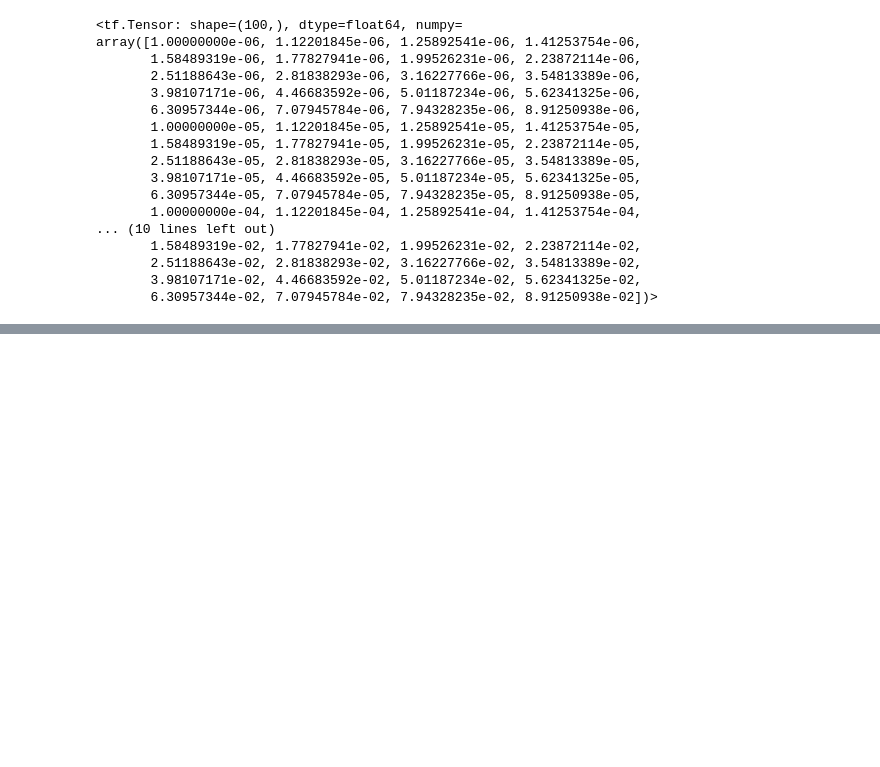
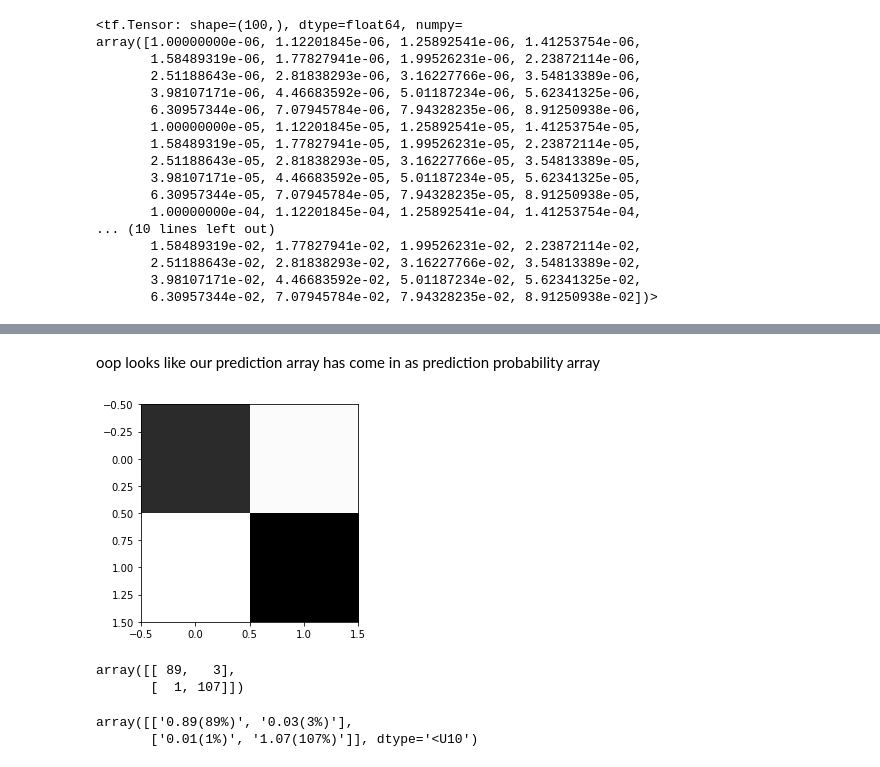
Before and after one commit to Muhammad-Zohair-Baig/Tensor-Flow, a Jupyter notebook: 02_neural_network_classification.ipynb, the cells around one changed output, grey strips where cells are left out. Saved outputs shown, nothing was run; the diff lists cells and outputs as text; code cells hidden in the pictures; blank space fills up the shorter version.

```diff
--- a/02_neural_network_classification.ipynb
+++ b/02_neural_network_classification.ipynb
@@ -777,0 +797,8 @@ WARNING:tensorflow:Model was constructed with shape (32, 1, 2) for input KerasTe
+# %%
+# Create a confusion metrics
+
+#from sklearn.metrics import confusion_matrix
+
+y_preds = model_j.predict(x_test)
+
+#confusion_matrix(y_test,y_preds)
@@ -777,0 +807,18 @@ WARNING:tensorflow:Model was constructed with shape (32, 1, 2) for input KerasTe
+# %% [markdown]
+oop looks like our prediction array has come in as prediction probability array
+# %%
+# Convert our prediction probabilities to 0 or 1
+y_preds=tf.round(y_preds)
+# %%
+# Creating confusion metrics
+from sklearn.metrics import confusion_matrix
+cm=confusion_matrix(y_test,y_preds)
+# %%
+plt.imshow(cm,cmap="binary",);
+# %% [output]
+[figure, added]
+# %%
+cm
+# %% [output]
+array([[ 89,   3],
+       [  1, 107]])
@@ -777,0 +834,6 @@ WARNING:tensorflow:Model was constructed with shape (32, 1, 2) for input KerasTe
+# %%
+cm.shape,l.shape
+l
+# %% [output]
+array([['0.89(89%)', '0.03(3%)'],
+       ['0.01(1%)', '1.07(107%)']], dtype='<U10')
```
Also changed, not shown: parts of 81 cells of this notebook.
